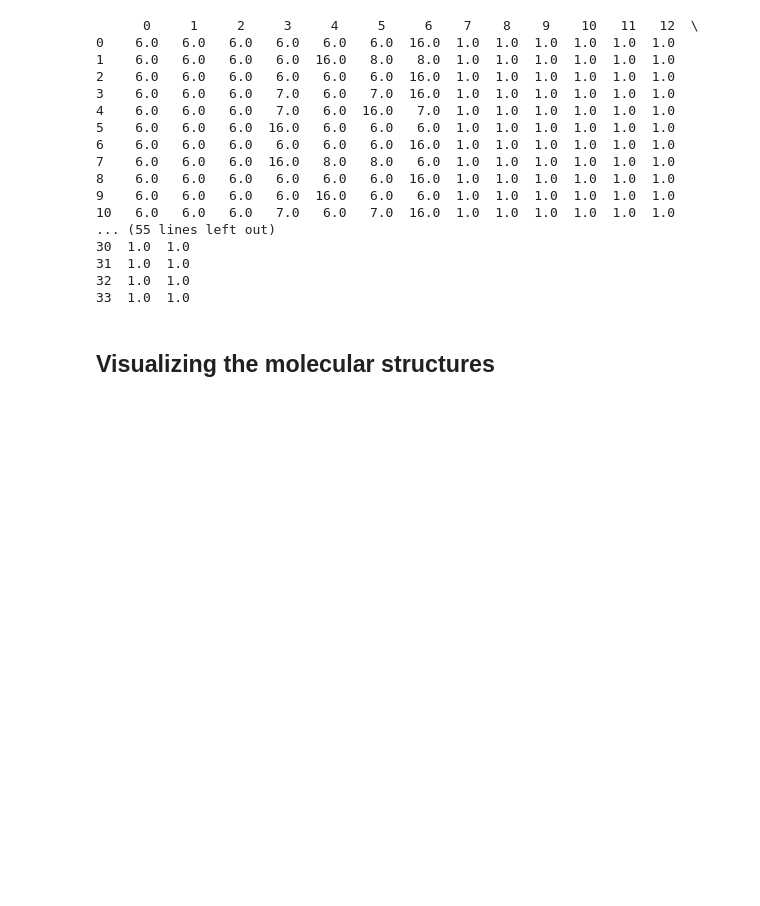
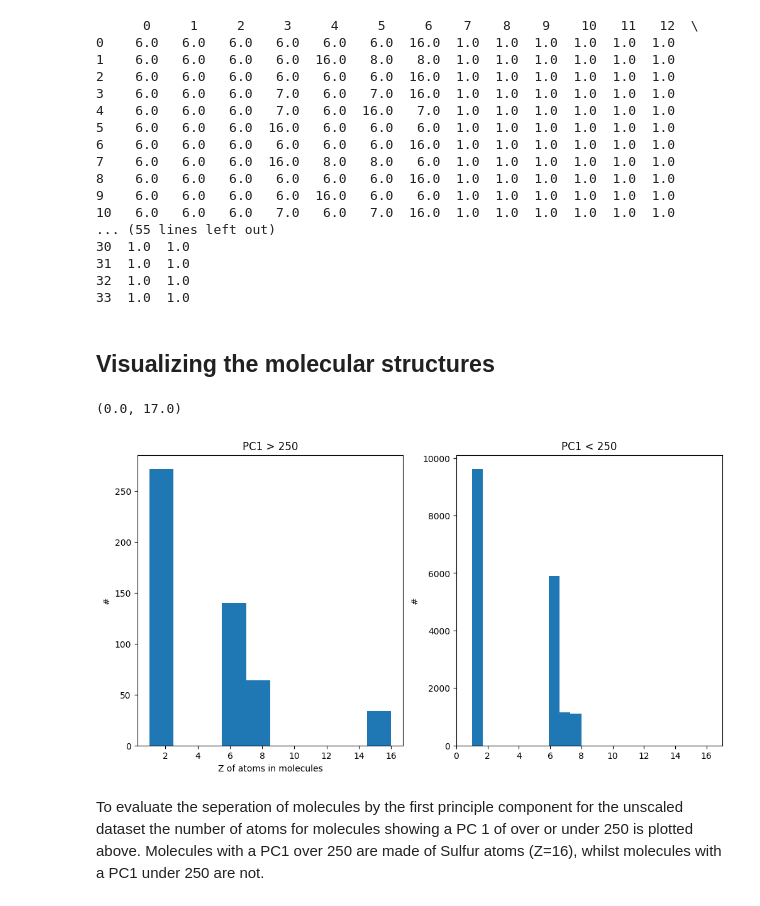
Before and after one commit to rhyan10/unsupervised-learning-molecular-systems, a Jupyter notebook: 2-Dimensionality-Reduction/2-Tutorial.ipynb, the cells around one changed output. Saved outputs shown, nothing was run; the diff lists cells and outputs as text; code cells hidden in the pictures; blank space fills up the shorter version.

```diff
--- a/2-Dimensionality-Reduction/2-Tutorial.ipynb
+++ b/2-Dimensionality-Reduction/2-Tutorial.ipynb
@@ -356,3 +365,27 @@ mol
 # %%
 mol = view_molecule(qm7_data, idx_smallest_pc1[20], s)
 mol
+# %%
+X_new[:,0].max()
+df_X_new = pd.DataFrame(X_new)
+plt.subplot(1, 2, 1)
+df_X_new_filtered = df_X_new.loc[df_X_new[0] > 250]
+
+test = pd.DataFrame(qm7_data['Z'][list(df_X_new_filtered.index.values)])
+plt.hist(test.stack())
+plt.xlabel("Z of atoms in molecules")
+plt.ylabel("#")
+plt.title("PC1 > 250")
+
+plt.subplot(1, 2, 2)
+df_X_new_filtered = df_X_new.loc[df_X_new[0] < 250]
+test = pd.DataFrame(qm7_data['Z'][list(df_X_new_filtered.index.values)])
+plt.hist(test.stack())
+plt.ylabel("#")
+plt.title("PC1 < 250")
+plt.xlim(0,17)
+# %% [output]
+(0.0, 17.0)
+[figure, added]
+# %% [markdown]
+To evaluate the seperation of molecules by the first principle component for the unscaled dataset the number of atoms for molecules showing a PC 1 of over or under 250 is plotted above. Molecules with a PC1 over 250 are made of Sulfur atoms (Z=16), whilst molecules with a PC1 under 250 are not.
```
Also changed, not shown: parts of 3 cells of this notebook.
